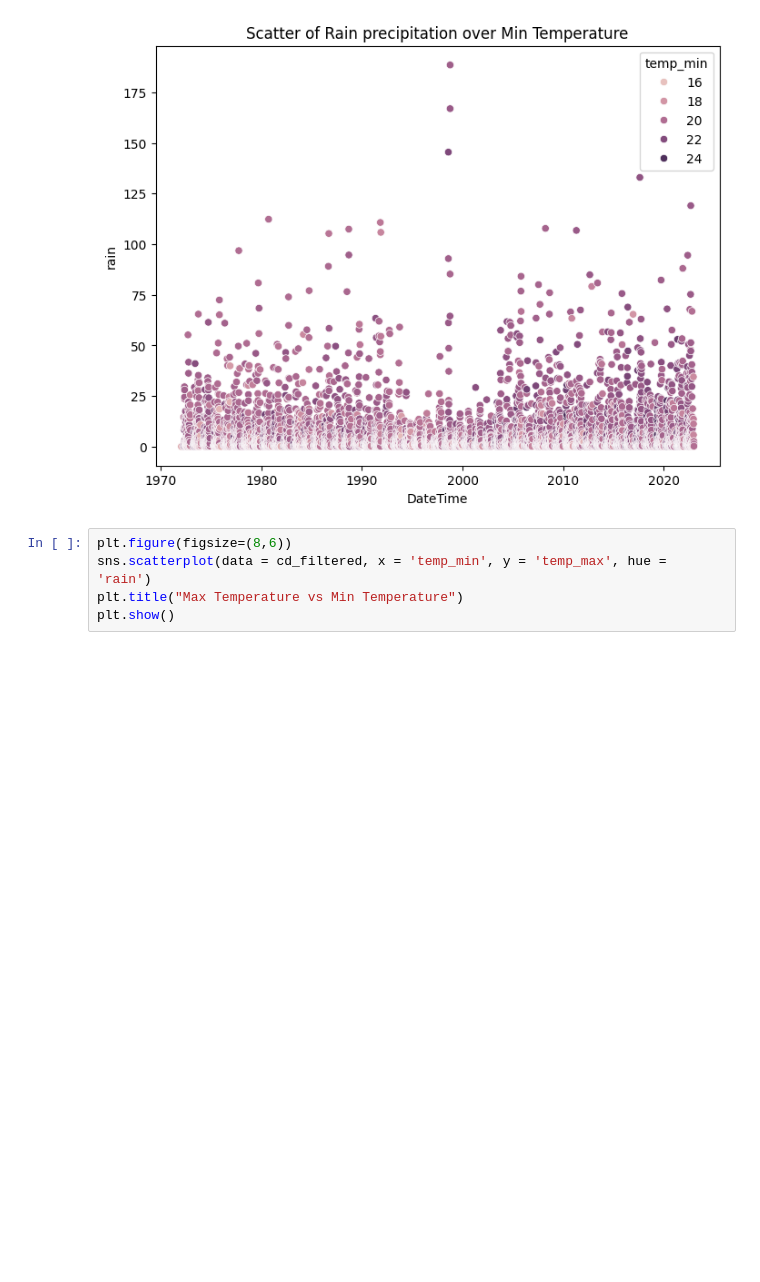
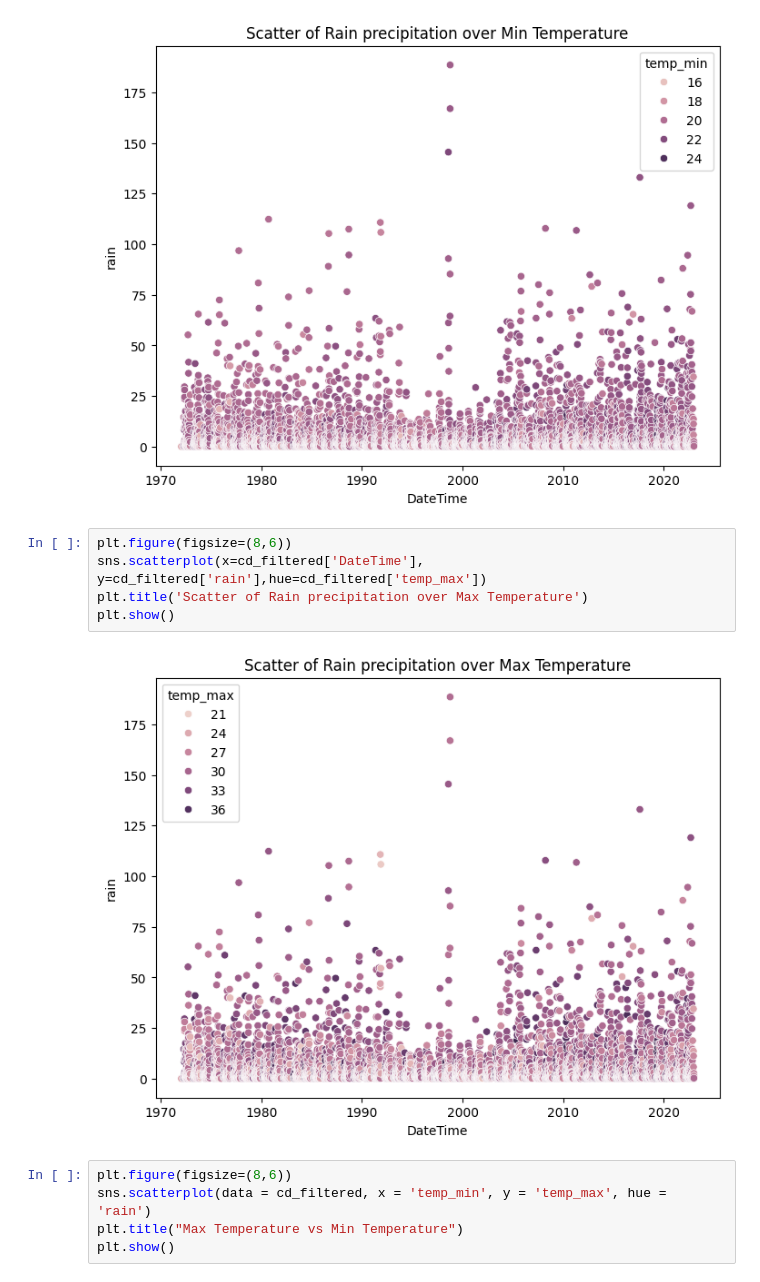
Before and after one commit to harishkodidela/Data-Science-Project, a Jupyter notebook: Precipitation_Pred.ipynb, the cells around one changed output. Drawn from its saved outputs; the diff is of its cells as text; blank space fills up the shorter version.

```diff
--- a/Precipitation_Pred.ipynb
+++ b/Precipitation_Pred.ipynb
@@ -101,6 +101,13 @@ plt.title('Scatter of Rain precipitation over Min Temperature')
 plt.show()
 # %% [output]
 [figure]
+# %%
+plt.figure(figsize=(8,6))
+sns.scatterplot(x=cd_filtered['DateTime'], y=cd_filtered['rain'],hue=cd_filtered['temp_max'])
+plt.title('Scatter of Rain precipitation over Max Temperature')
+plt.show()
+# %% [output]
+[figure, added]
 # %%
 plt.figure(figsize=(8,6))
 sns.scatterplot(data = cd_filtered, x = 'temp_min', y = 'temp_max', hue = 'rain')
```
